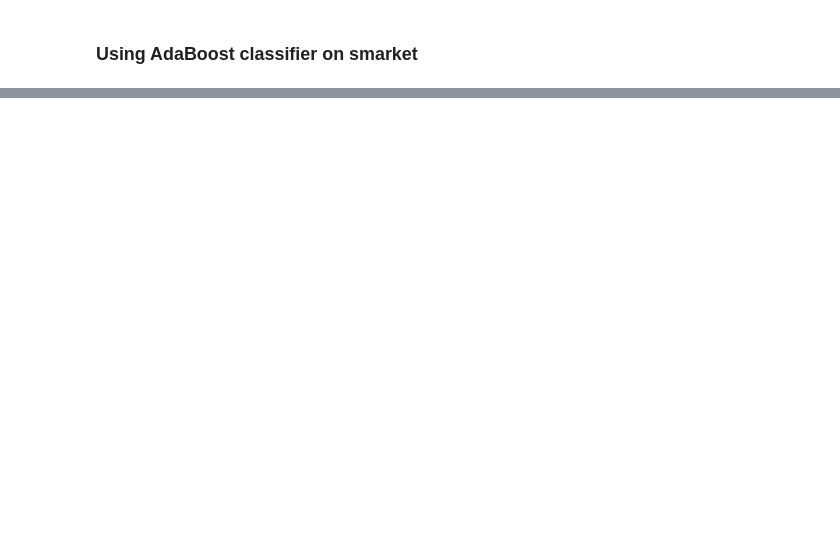
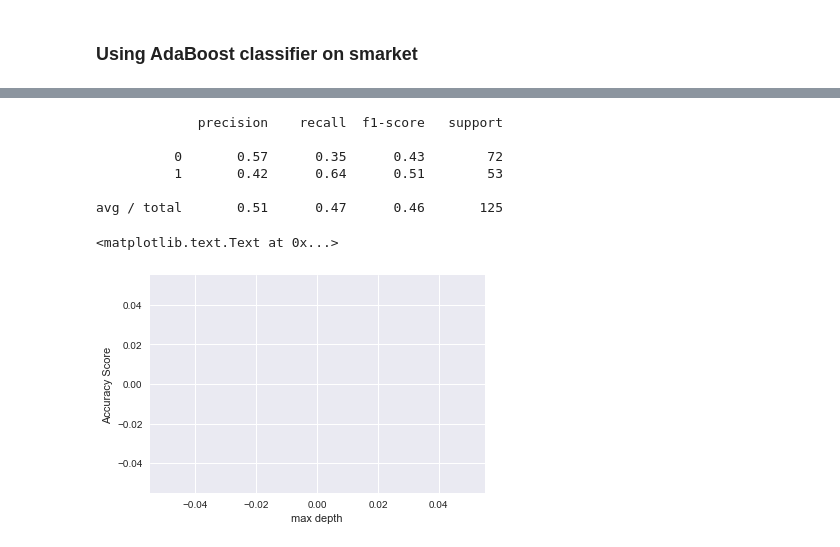
Before and after one commit to kuatroka/ISLR, a Jupyter notebook: SA - ISLR book chapter 8.ipynb, the cells around one changed output, grey strips where cells are left out. Drawn from its saved outputs; the diff is of its cells as text; code cells hidden in the pictures; blank space fills up the shorter version.

```diff
--- a/SA - ISLR book chapter 8.ipynb
+++ b/SA - ISLR book chapter 8.ipynb
@@ -523,0 +557,33 @@ avg / total       0.51      0.49      0.49       125
+# %%
+# Using different max_depth and applying kFold CV
+params = {'n_estimators': 1000, 'subsample': 0.5,
+          'learning_rate': 0.01, 'min_samples_leaf': 1, 'random_state': 3}
+kfold = KFold(n_splits=10)
+accs = []
+max_depths = range(1, 1)
+for max_depth in max_depths:
+    k_accs = []
+    for train, test in kfold.split(X):
+        Xtrain, Xtest, ytrain, ytest = X.iloc[train], X.iloc[test], y.iloc[train], y.iloc[test]
+# if something goes wrong with the split, check option of .values()
+        clf = GradientBoostingClassifier(max_depth=max_depth, **params)
+        clf.fit(Xtrain, ytrain)
+        ypred = clf.predict(Xtest)
+        k_accs.append(accuracy_score(ytest, ypred))
+        max_depth_list.append(max_depth)
+    accs.append(np.mean(k_accs))
+# plot the accuracies as a function of max_depth
+
+print(classification_report(ytest, ypred))
+plt.plot(max_depths, accs, linewidth=2.5)
+plt.xlabel("max depth")
+plt.ylabel("Accuracy Score")
+# %% [output]
+             precision    recall  f1-score   support
+
+          0       0.57      0.35      0.43        72
+          1       0.42      0.64      0.51        53
+
+avg / total       0.51      0.47      0.46       125
+<matplotlib.text.Text at 0x...>
+[figure, added]
```
Also changed, not shown: parts of 29 cells of this notebook, 1 other file.
